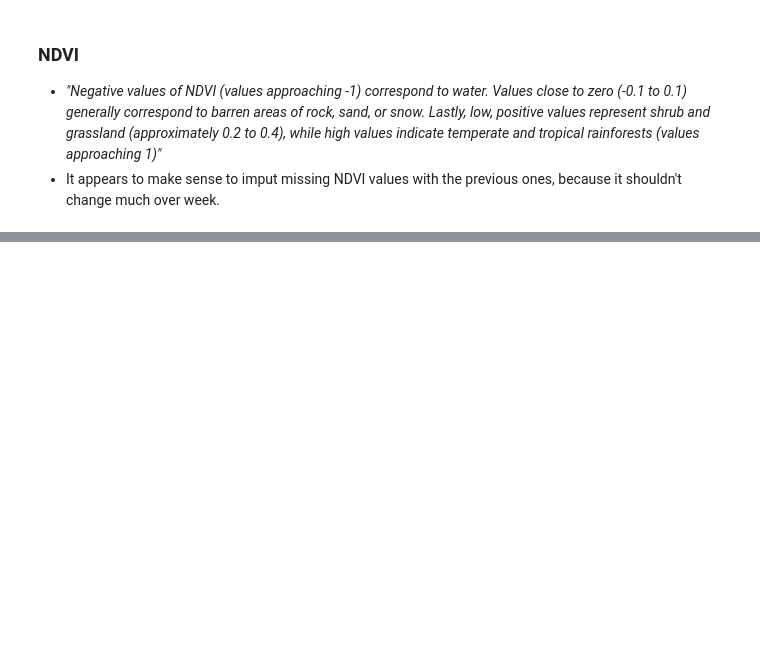
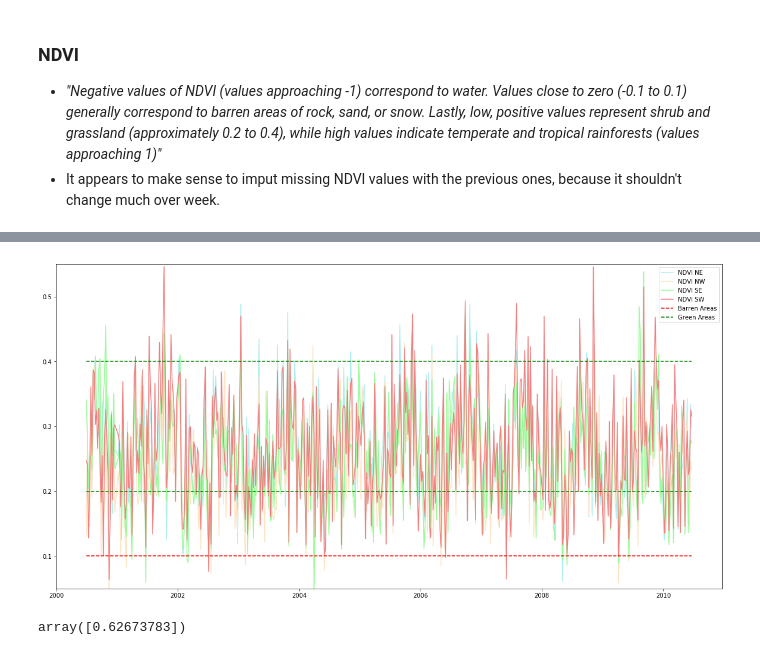
Before and after one commit to MLobo1997/DengAI, a Jupyter notebook: analysis.ipynb, the cells around one changed output, grey strips where cells are left out. Drawn from its saved outputs; the diff is of its cells as text; code cells hidden in the pictures; blank space fills up the shorter version.

```diff
--- a/analysis.ipynb
+++ b/analysis.ipynb
@@ -153,0 +163,31 @@ plt.plot()
+# %%
+ndvi_iq = train_data[train_data['city'] == 'iq'][['year', 'weekofyear','ndvi_ne', 'ndvi_nw', 'ndvi_se', 'ndvi_sw']]
+# %%
+# 52 is the number of weeks per year
+x = ndvi_iq['year'] + (ndvi_iq['weekofyear'] / 53.0)
+ne = ndvi_iq['ndvi_ne']
+nw = ndvi_iq['ndvi_nw']
+se = ndvi_iq['ndvi_se']
+sw = ndvi_iq['ndvi_sw']
+plt.figure(figsize=(20,10))
+plt.ylim(0.05, 0.55)
+plt.plot(x, ne, color='paleturquoise')
+plt.plot(x, nw, color='bisque')
+plt.plot(x, se, color='palegreen')
+plt.plot(x, sw, color='lightcoral')
+plt.hlines(-0.1, xmin=x.iloc[0], xmax=x.iloc[-1], linestyles='dashed', colors='red', zorder=4)
+plt.hlines(0.2, xmin=x.iloc[0], xmax=x.iloc[-1], linestyles='dashed', colors='green', zorder=4)
+plt.hlines(0.1, xmin=x.iloc[0], xmax=x.iloc[-1], linestyles='dashed', colors='red', zorder=4)
+plt.hlines(0.4, xmin=x.iloc[0], xmax=x.iloc[-1], linestyles='dashed', colors='green', zorder=4)
+labels=['NDVI NE', 'NDVI NW', 'NDVI SE', 'NDVI SW', 'Barren Areas', 'Green Areas']
+plt.legend(labels=labels)
+plt.show()
+# %% [output]
+[figure, added]
+# %%
+from sklearn.decomposition import PCA
+pca = PCA(n_components=1)
+ndvi_pca = pca.fit_transform(train_data[train_data['city'] == 'sj'][['ndvi_ne', 'ndvi_nw', 'ndvi_se', 'ndvi_sw']])
+pca.explained_variance_ratio_
+# %% [output]
+array([0.62673783])
```
Also changed, not shown: parts of 7 cells of this notebook, 2 other files.
